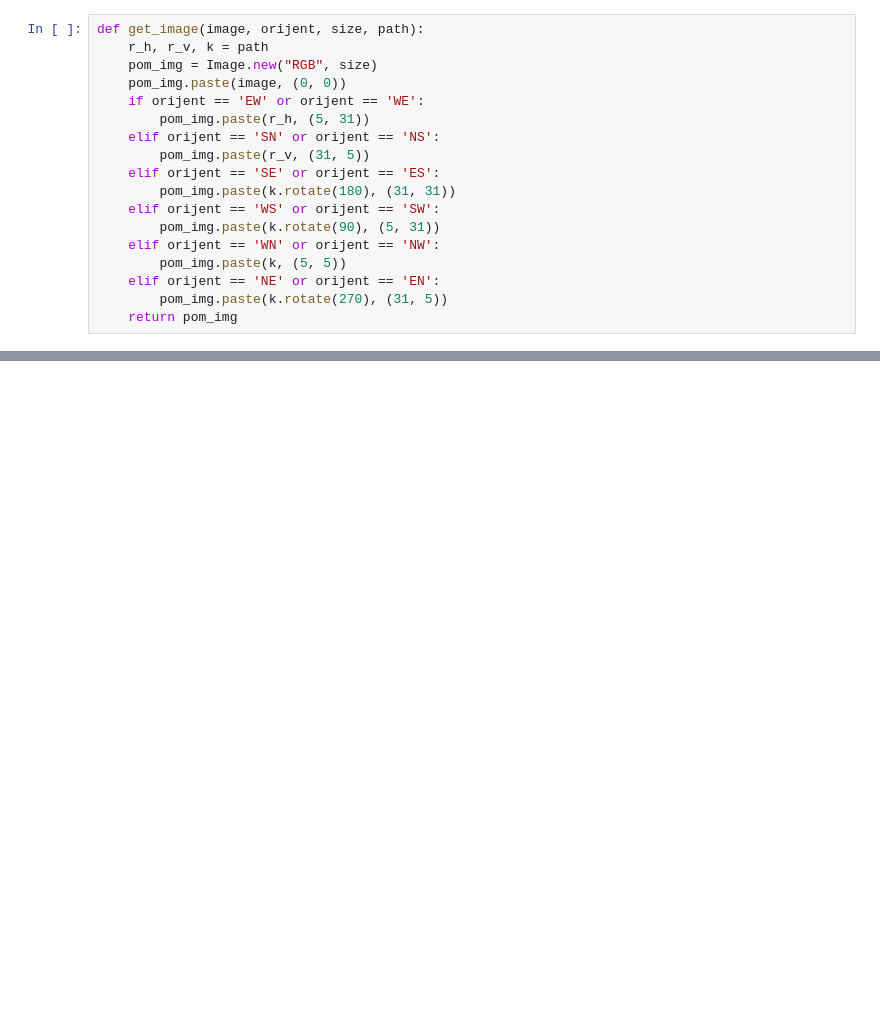
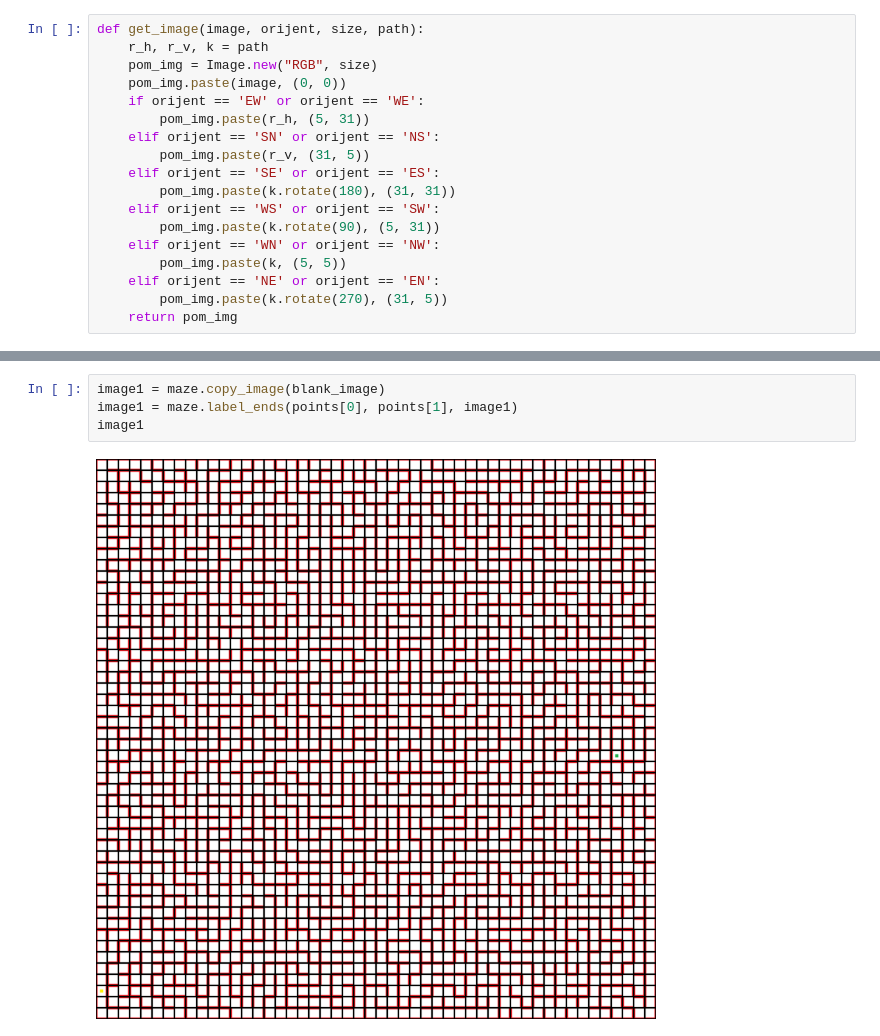
Before and after one commit to Maja7/dstgLabirint, a Jupyter notebook: nikola/maze.ipynb, the cells around one changed output, grey strips where cells are left out. Drawn from its saved outputs; the diff is of its cells as text; blank space fills up the shorter version.

```diff
--- a/nikola/maze.ipynb
+++ b/nikola/maze.ipynb
@@ -792,0 +818,6 @@ blank_image.save(f'temp/{str(uuid.uuid4())}_{maze_name}_solved.jpg')
+# %%
+image1 = maze.copy_image(blank_image)
+image1 = maze.label_ends(points[0], points[1], image1)
+image1
+# %% [output]
+[figure, added]
```
Also changed, not shown: parts of 52 cells of this notebook, 54 other files.
